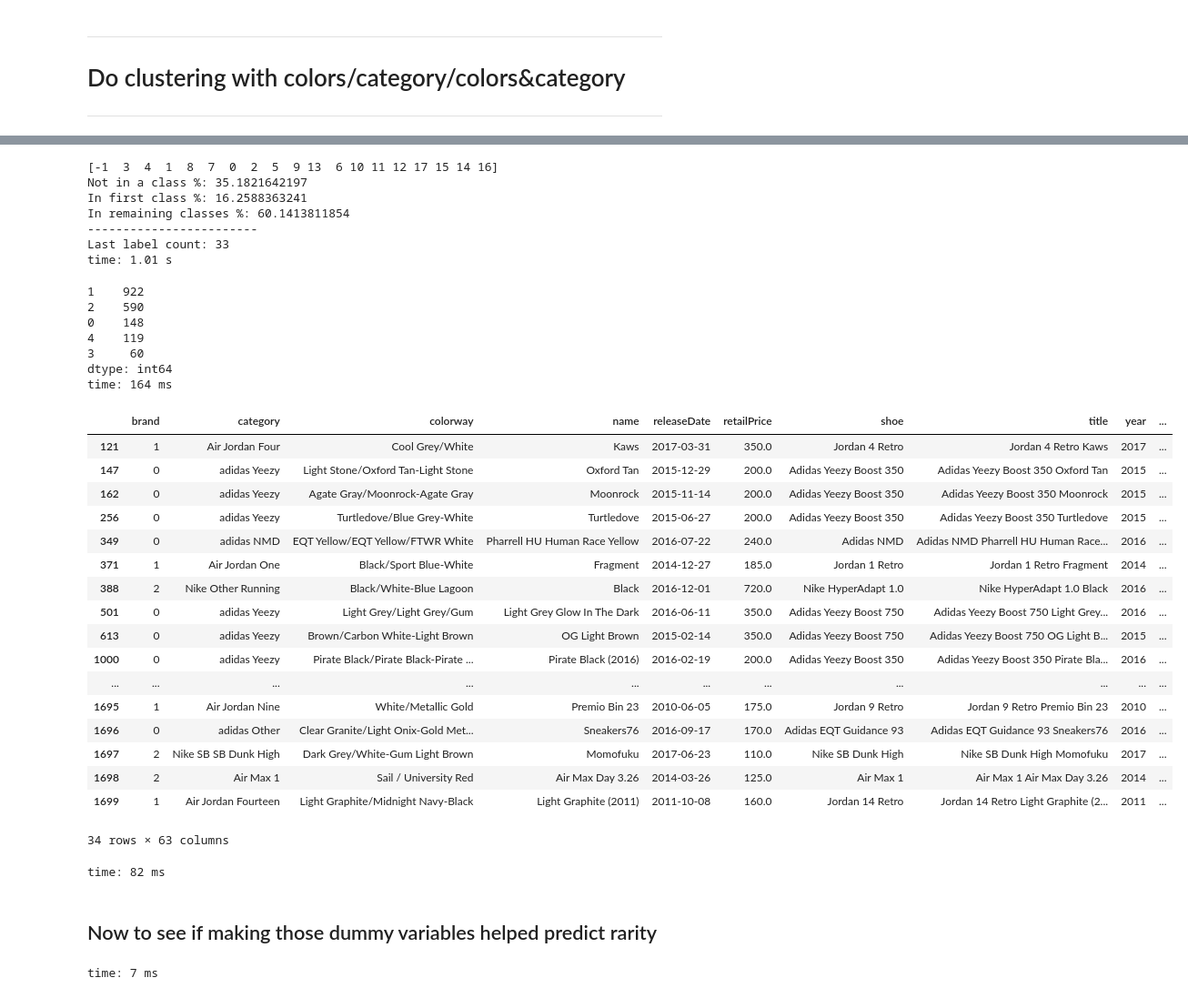
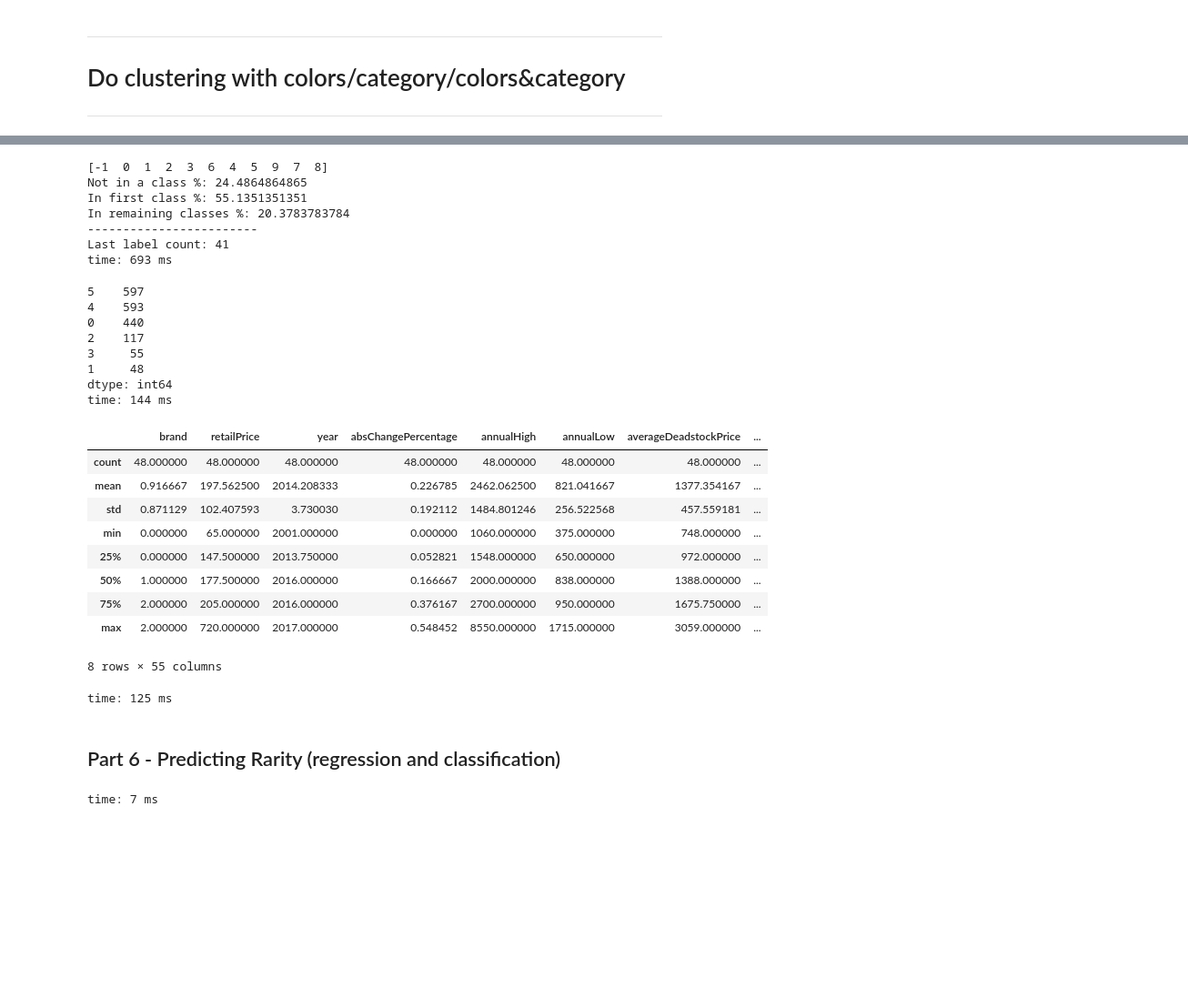
Before and after one commit to chrisk447/Capstone-GA, a Jupyter notebook: StockX Notebook.ipynb, the cells around one changed output, grey strips where cells are left out. Shown: that part at 91% size. Cells and saved outputs as stored; diff of their text form; code cells hidden in the pictures; blank space fills up the shorter version.

```diff
--- a/StockX Notebook.ipynb
+++ b/StockX Notebook.ipynb
@@ -692,23 +587,23 @@ db.fit(Xs)
 
 print pd.Series(db.labels_).unique()
 print 'Not in a class %:', list(db.labels_).count(-1)/float(len(tops)) * 100
-print 'In first class %:', list(db.labels_).count(3)/float(len(tops)) * 100
+print 'In first class %:', list(db.labels_).count(0)/float(len(tops)) * 100
 print 'In remaining classes %:', 100 - (list(db.labels_).count(-1)/float(len(tops)) * 100 + list(db.labels_).count(0)/float(len(tops)) * 100)
 print '------------------------'
 print 'Last label count:', list(db.labels_).count(pd.Series(db.labels_).unique()[-1])
 
 tops['cluster_label'] = pd.Series(db.labels_)
 # %% [output]
-[-1  3  4  1  8  7  0  2  5  9 13  6 10 11 12 17 15 14 16]
-Not in a class %: 35.1821642197
-In first class %: 16.2588363241
-In remaining classes %: 60.1413811854
+[-1  0  1  2  3  6  4  5  9  7  8]
+Not in a class %: 24.4864864865
+In first class %: 55.1351351351
+In remaining classes %: 20.3783783784
 ------------------------
-Last label count: 33
-time: 1.01 s
+Last label count: 41
+time: 693 ms
 # %%
 # KMeans
-km = KMeans(n_clusters=5)
+km = KMeans(n_clusters=6, random_state=42)
 km.fit(Xs)
 pd.Series(km.labels_).unique()
 
@@ -716,37 +611,30 @@ print pd.Series(km.labels_).value_counts()
 
 tops['cluster_label'] = pd.Series(km.labels_)
 # %% [output]
-1    922
-2    590
-0    148
-4    119
-3     60
+5    597
+4    593
+0    440
+2    117
+3     55
+1     48
 dtype: int64
-time: 164 ms
+time: 144 ms
 # %%
-tops[tops.cluster_label == 3]
+tops[tops.cluster_label == 1].describe()
 # %% [output]
-|  | brand | category | colorway | name | releaseDate | retailPrice | shoe | title | year | ... |
-| 121 | 1 | Air Jordan Four | Cool Grey/White | Kaws | 2017-03-31 | 350.0 | Jordan 4 Retro | Jordan 4 Retro Kaws | 2017 | ... |
-| 147 | 0 | adidas Yeezy | Light Stone/Oxford Tan-Light Stone | Oxford Tan | 2015-12-29 | 200.0 | Adidas Yeezy Boost 350 | Adidas Yeezy Boost 350 Oxford Tan | 2015 | ... |
-| 162 | 0 | adidas Yeezy | Agate Gray/Moonrock-Agate Gray | Moonrock | 2015-11-14 | 200.0 | Adidas Yeezy Boost 350 | Adidas Yeezy Boost 350 Moonrock | 2015 | ... |
-| 256 | 0 | adidas Yeezy | Turtledove/Blue Grey-White | Turtledove | 2015-06-27 | 200.0 | Adidas Yeezy Boost 350 | Adidas Yeezy Boost 350 Turtledove | 2015 | ... |
-| 349 | 0 | adidas NMD | EQT Yellow/EQT Yellow/FTWR White | Pharrell HU Human Race Yellow | 2016-07-22 | 240.0 | Adidas NMD | Adidas NMD Pharrell HU Human Race... | 2016 | ... |
-| 371 | 1 | Air Jordan One | Black/Sport Blue-White | Fragment | 2014-12-27 | 185.0 | Jordan 1 Retro | Jordan 1 Retro Fragment | 2014 | ... |
-| 388 | 2 | Nike Other Running | Black/White-Blue Lagoon | Black | 2016-12-01 | 720.0 | Nike HyperAdapt 1.0 | Nike HyperAdapt 1.0 Black | 2016 | ... |
-| 501 | 0 | adidas Yeezy | Light Grey/Light Grey/Gum | Light Grey Glow In The Dark | 2016-06-11 | 350.0 | Adidas Yeezy Boost 750 | Adidas Yeezy Boost 750 Light Grey... | 2016 | ... |
-| 613 | 0 | adidas Yeezy | Brown/Carbon White-Light Brown | OG Light Brown | 2015-02-14 | 350.0 | Adidas Yeezy Boost 750 | Adidas Yeezy Boost 750 OG Light B... | 2015 | ... |
-| 1000 | 0 | adidas Yeezy | Pirate Black/Pirate Black-Pirate ... | Pirate Black (2016) | 2016-02-19 | 200.0 | Adidas Yeezy Boost 350 | Adidas Yeezy Boost 350 Pirate Bla... | 2016 | ... |
-| ... | ... | ... | ... | ... | ... | ... | ... | ... | ... | ... |
-| 1695 | 1 | Air Jordan Nine | White/Metallic Gold | Premio Bin 23 | 2010-06-05 | 175.0 | Jordan 9 Retro | Jordan 9 Retro Premio Bin 23 | 2010 | ... |
-| 1696 | 0 | adidas Other | Clear Granite/Light Onix-Gold Met... | Sneakers76 | 2016-09-17 | 170.0 | Adidas EQT Guidance 93 | Adidas EQT Guidance 93 Sneakers76 | 2016 | ... |
-| 1697 | 2 | Nike SB SB Dunk High | Dark Grey/White-Gum Light Brown | Momofuku | 2017-06-23 | 110.0 | Nike SB Dunk High | Nike SB Dunk High Momofuku | 2017 | ... |
-| 1698 | 2 | Air Max 1 | Sail / University Red | Air Max Day 3.26 | 2014-03-26 | 125.0 | Air Max 1 | Air Max 1 Air Max Day 3.26 | 2014 | ... |
-| 1699 | 1 | Air Jordan Fourteen | Light Graphite/Midnight Navy-Black | Light Graphite (2011) | 2011-10-08 | 160.0 | Jordan 14 Retro | Jordan 14 Retro Light Graphite (2... | 2011 | ... |
+|  | brand | retailPrice | year | absChangePercentage | annualHigh | annualLow | averageDeadstockPrice | ... |
+| count | 48.000000 | 48.000000 | 48.000000 | 48.000000 | 48.000000 | 48.000000 | 48.000000 | ... |
+| mean | 0.916667 | 197.562500 | 2014.208333 | 0.226785 | 2462.062500 | 821.041667 | 1377.354167 | ... |
+| std | 0.871129 | 102.407593 | 3.730030 | 0.192112 | 1484.801246 | 256.522568 | 457.559181 | ... |
+| min | 0.000000 | 65.000000 | 2001.000000 | 0.000000 | 1060.000000 | 375.000000 | 748.000000 | ... |
+| 25% | 0.000000 | 147.500000 | 2013.750000 | 0.052821 | 1548.000000 | 650.000000 | 972.000000 | ... |
+| 50% | 1.000000 | 177.500000 | 2016.000000 | 0.166667 | 2000.000000 | 838.000000 | 1388.000000 | ... |
+| 75% | 2.000000 | 205.000000 | 2016.000000 | 0.376167 | 2700.000000 | 950.000000 | 1675.750000 | ... |
+| max | 2.000000 | 720.000000 | 2017.000000 | 0.548452 | 8550.000000 | 1715.000000 | 3059.000000 | ... |
-34 rows × 63 columns
+8 rows × 55 columns
-time: 82 ms
+time: 125 ms
-# %% [markdown]
-## Now to see if making those dummy variables helped predict rarity
+# %% [markdown]
+## Part 6 - Predicting Rarity (regression and classification)
 # %%
 # Now have a bunch more variables. Would be a good idea to do PCA on the features to avoid multicollinearity.
 num_df = tops.drop(['cluster_label','retailPrice', 'averageDeadstockPrice', 'releaseDate', 'category', 'colorway',
```
Also changed, not shown: parts of 64 cells of this notebook.
